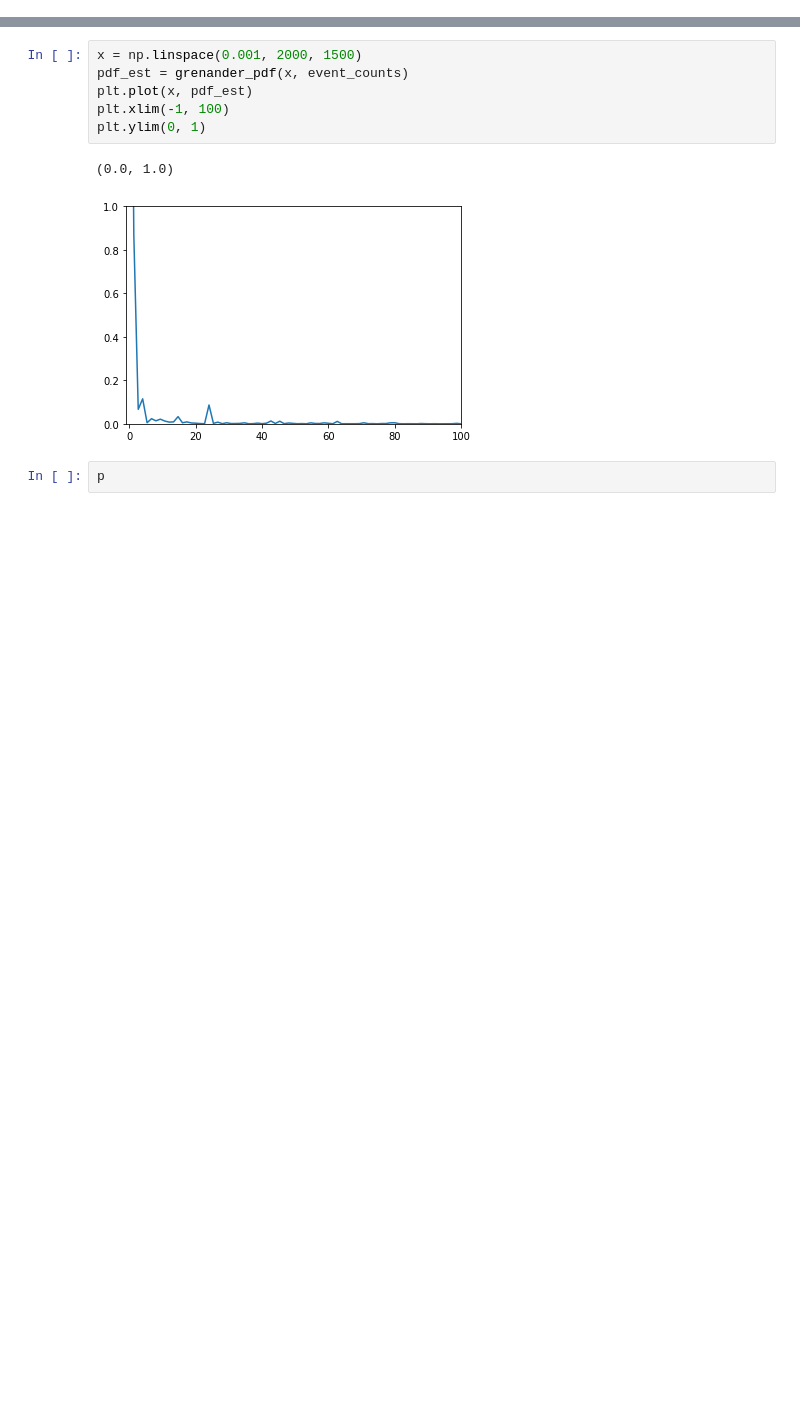
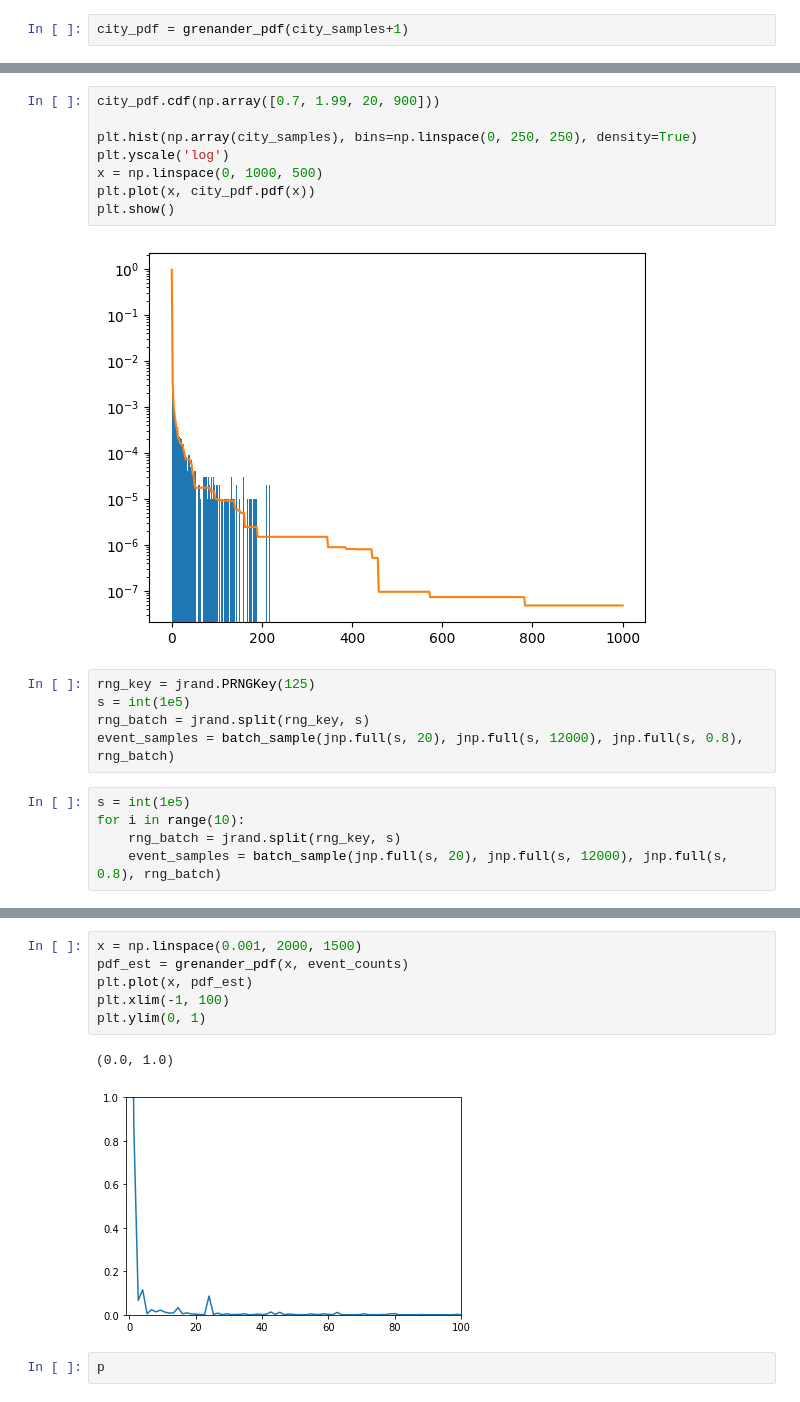
Before and after one commit to m-bhatt/abm_violence, a Jupyter notebook: th_abm.ipynb, the cells around one changed output, grey strips where cells are left out. Saved outputs shown, nothing was run; the diff lists cells and outputs as text; blank space fills up the shorter version.

```diff
--- a/th_abm.ipynb
+++ b/th_abm.ipynb
@@ -69,0 +167,2 @@ propensity = 1e-7 #Event / year / person
+# %%
+city_pdf = grenander_pdf(city_samples+1)
@@ -69,0 +172,20 @@ propensity = 1e-7 #Event / year / person
+# %%
+city_pdf.cdf(np.array([0.7, 1.99, 20, 900]))
+
+plt.hist(np.array(city_samples), bins=np.linspace(0, 250, 250), density=True)
+plt.yscale('log')
+x = np.linspace(0, 1000, 500)
+plt.plot(x, city_pdf.pdf(x))
+plt.show()
+# %% [output]
+[figure, added]
+# %%
+rng_key = jrand.PRNGKey(125)
+s = int(1e5)
+rng_batch = jrand.split(rng_key, s)
+event_samples = batch_sample(jnp.full(s, 20), jnp.full(s, 12000), jnp.full(s, 0.8), rng_batch)
+# %%
+s = int(1e5)
+for i in range(10):
+    rng_batch = jrand.split(rng_key, s)
+    event_samples = batch_sample(jnp.full(s, 20), jnp.full(s, 12000), jnp.full(s, 0.8), rng_batch)
```
Also changed, not shown: parts of 36 cells of this notebook, 12 other files.
